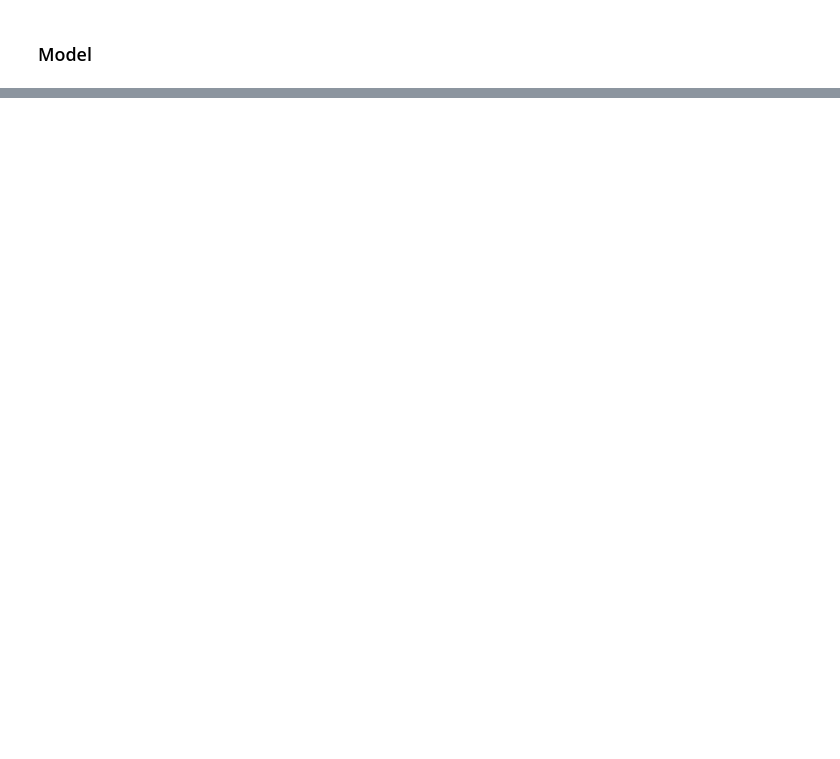
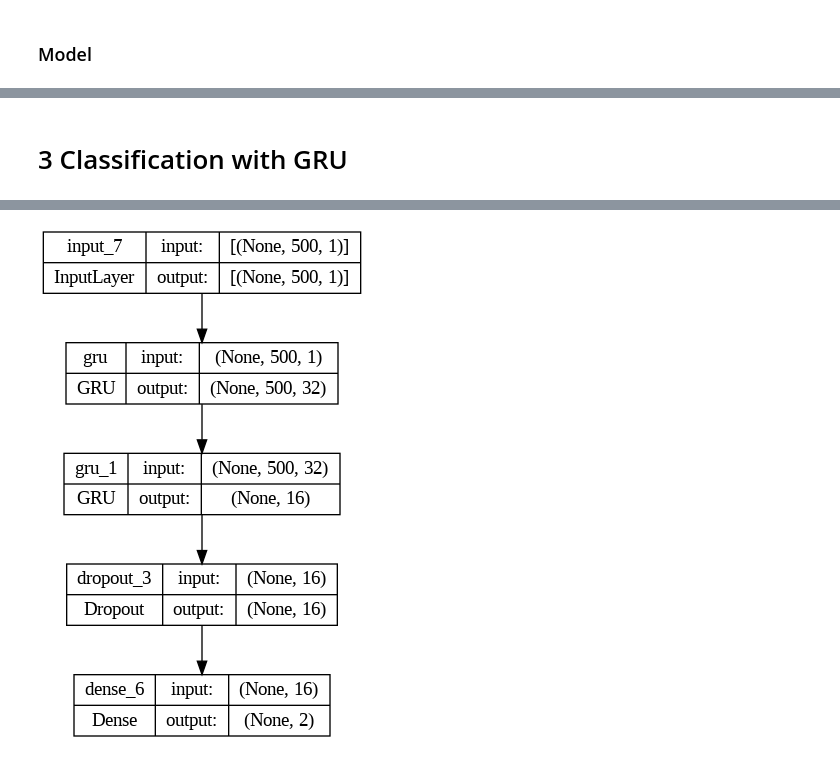
Before and after one commit to MarioRasconMerinoML/Machine_Learning, a Jupyter notebook: Time_Series_Anomaly_Detection/TS_Classification_from_Scratch_with_Keras/TS_Classification_from_Scratch_in_Keras.ipynb, the cells around one changed output, grey strips where cells are left out. Cells and saved outputs as stored; diff of their text form; code cells hidden in the pictures; blank space fills up the shorter version.

```diff
--- a/Time_Series_Anomaly_Detection/TS_Classification_from_Scratch_with_Keras/TS_Classification_from_Scratch_in_Keras.ipynb
+++ b/Time_Series_Anomaly_Detection/TS_Classification_from_Scratch_with_Keras/TS_Classification_from_Scratch_in_Keras.ipynb
@@ -204,0 +277,25 @@ Test loss 0.11250831931829453
+# %% [markdown]
+# 3 Classification with GRU
+# %%
+def make_GRU_model(input_shape):
+    input_layer = layers.Input(input_shape)
+
+    x = keras.layers.GRU(32, recurrent_dropout = 0.2,return_sequences=True)(input_layer)
+    x = keras.layers.GRU(16, recurrent_dropout = 0.2)(x)
+    x = layers.Dropout(0.2)(x)
+
+    output_layer = keras.layers.Dense(n_classes, activation="softmax")(x)
+
+    return keras.models.Model(inputs=input_layer, outputs=output_layer)
+
+
+model_GRU = make_GRU_model(input_shape=X_train.shape[1:])
+epochs = 300
+batch_size = 32
+
+callbacks = [keras.callbacks.ModelCheckpoint('FordA_GRU.keras', save_best_only=True,monitor="val_loss"),
+             keras.callbacks.ReduceLROnPlateau(monitor="val_loss", factor=0.5, patience=10, min_lr=0.001),
+             keras.callbacks.EarlyStopping(monitor="val_loss", patience=50, verbose=1),
+             ]
+keras.utils.plot_model(model_GRU, show_shapes=True)
+# %% [output]
@@ -204,0 +304 @@ Test loss 0.11250831931829453
+[figure, added]
```
Also changed, not shown: parts of 33 cells of this notebook.
